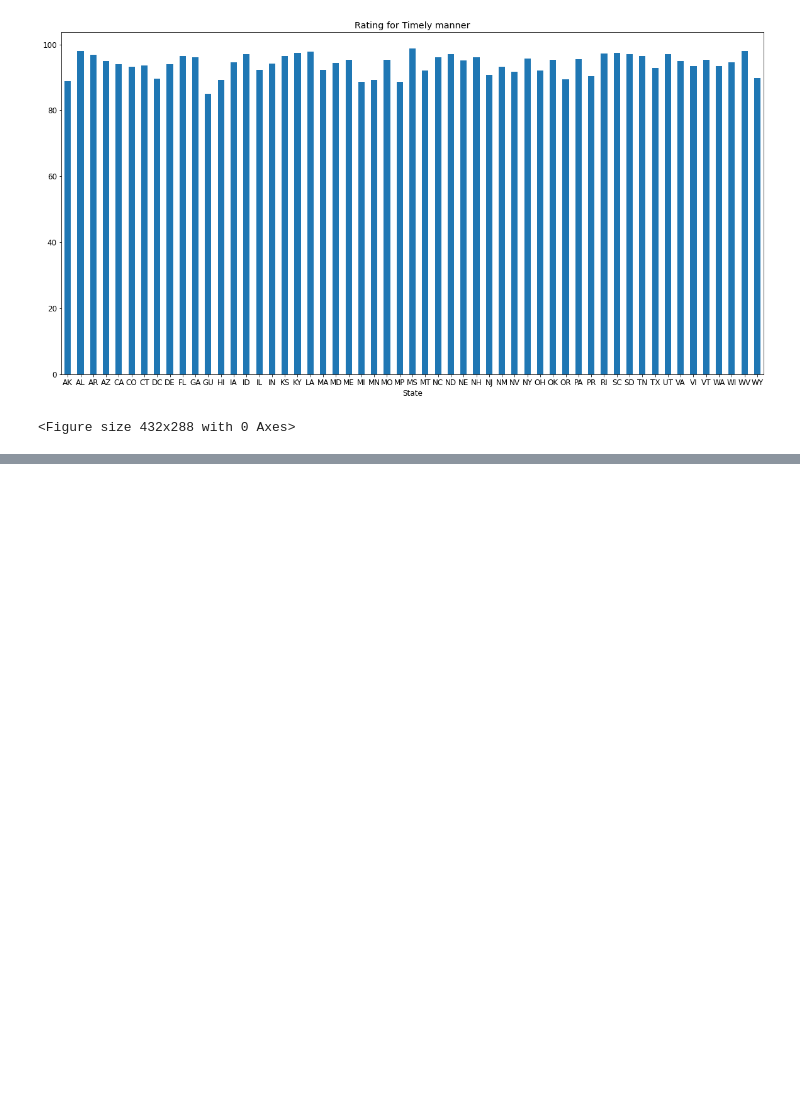
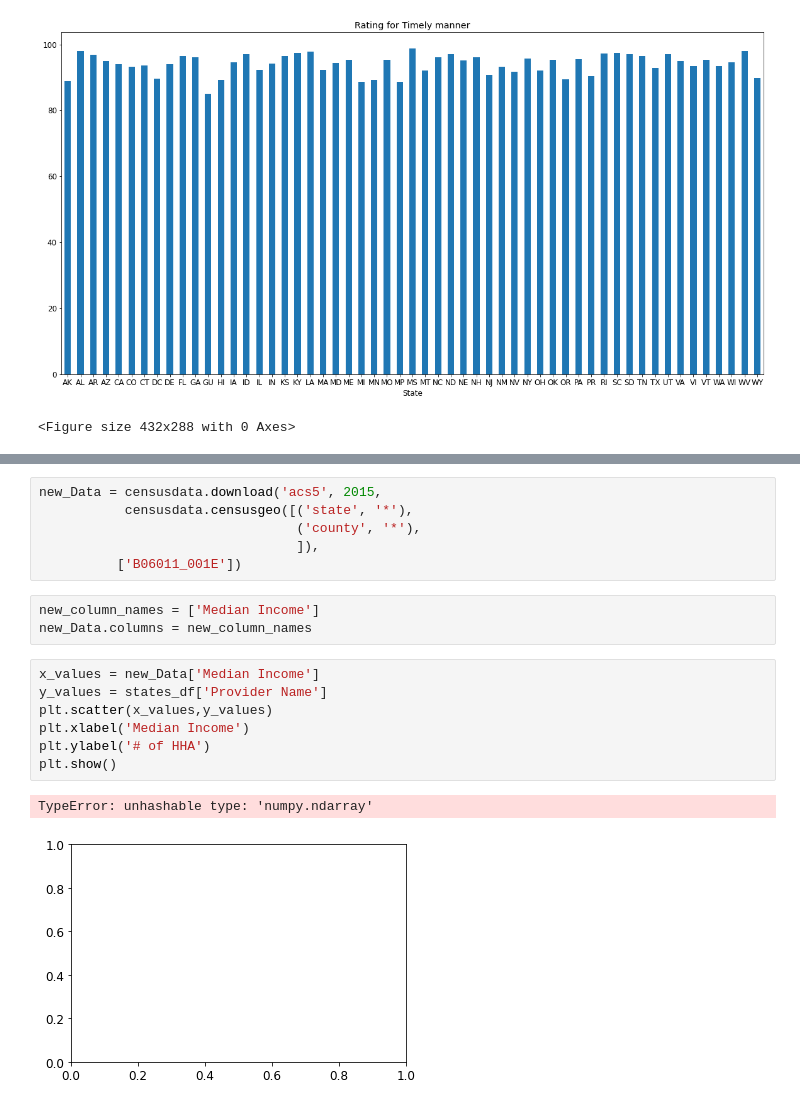
Before and after one commit to NKelly1992/Project-1---Medical-Deserts, a Jupyter notebook: HomeHealthCareProviderData.ipynb, the cells around one changed output, grey strips where cells are left out. Drawn from its saved outputs; the diff is of its cells as text; blank space fills up the shorter version.

```diff
--- a/HomeHealthCareProviderData.ipynb
+++ b/HomeHealthCareProviderData.ipynb
@@ -250,0 +259,19 @@ NameError: name 'addresses' is not defined
+# %%
+new_Data = censusdata.download('acs5', 2015,
+           censusdata.censusgeo([('state', '*'),
+                                 ('county', '*'),
+                                 ]),
+          ['B06011_001E'])
+# %%
+new_column_names = ['Median Income']
+new_Data.columns = new_column_names
+# %%
+x_values = new_Data['Median Income']
+y_values = states_df['Provider Name']
+plt.scatter(x_values,y_values)
+plt.xlabel('Median Income')
+plt.ylabel('# of HHA')
+plt.show()
+# %% [output]
+TypeError: unhashable type: 'numpy.ndarray'
+[figure, added]
```
Also changed, not shown: parts of 6 cells of this notebook, 4 other files.
